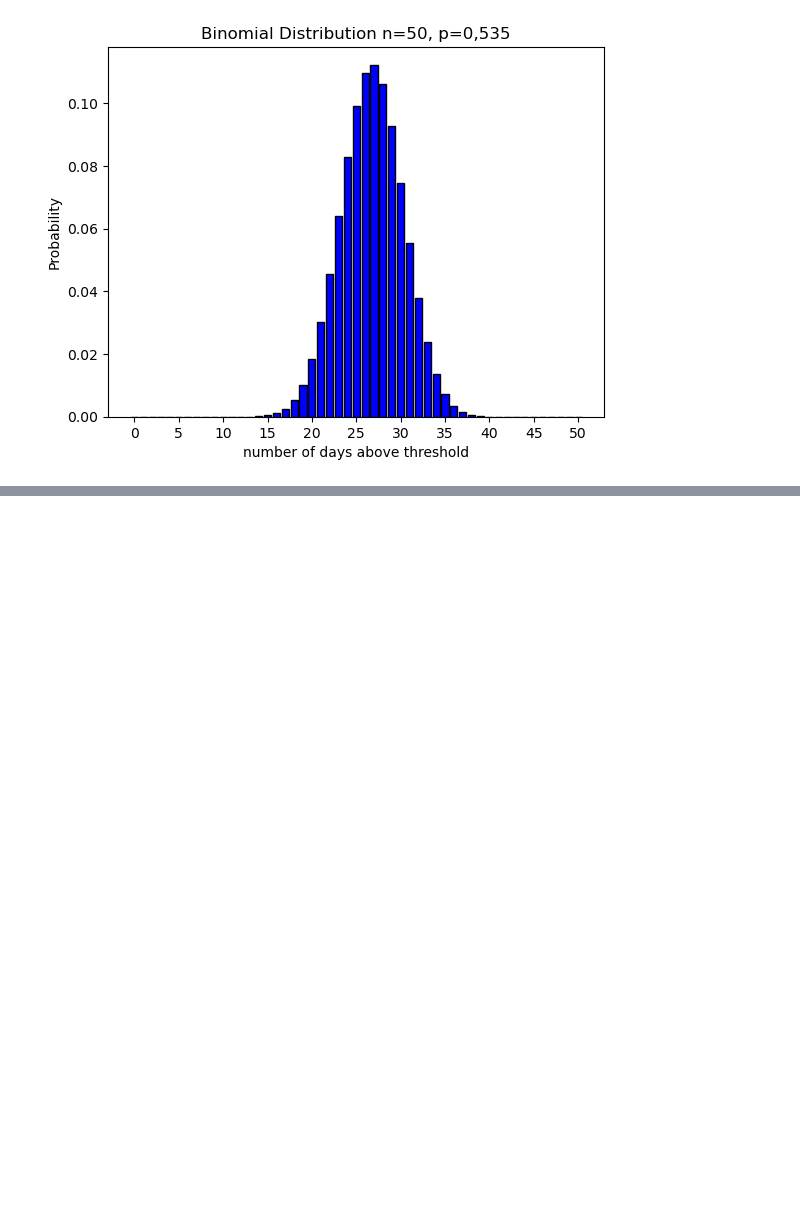
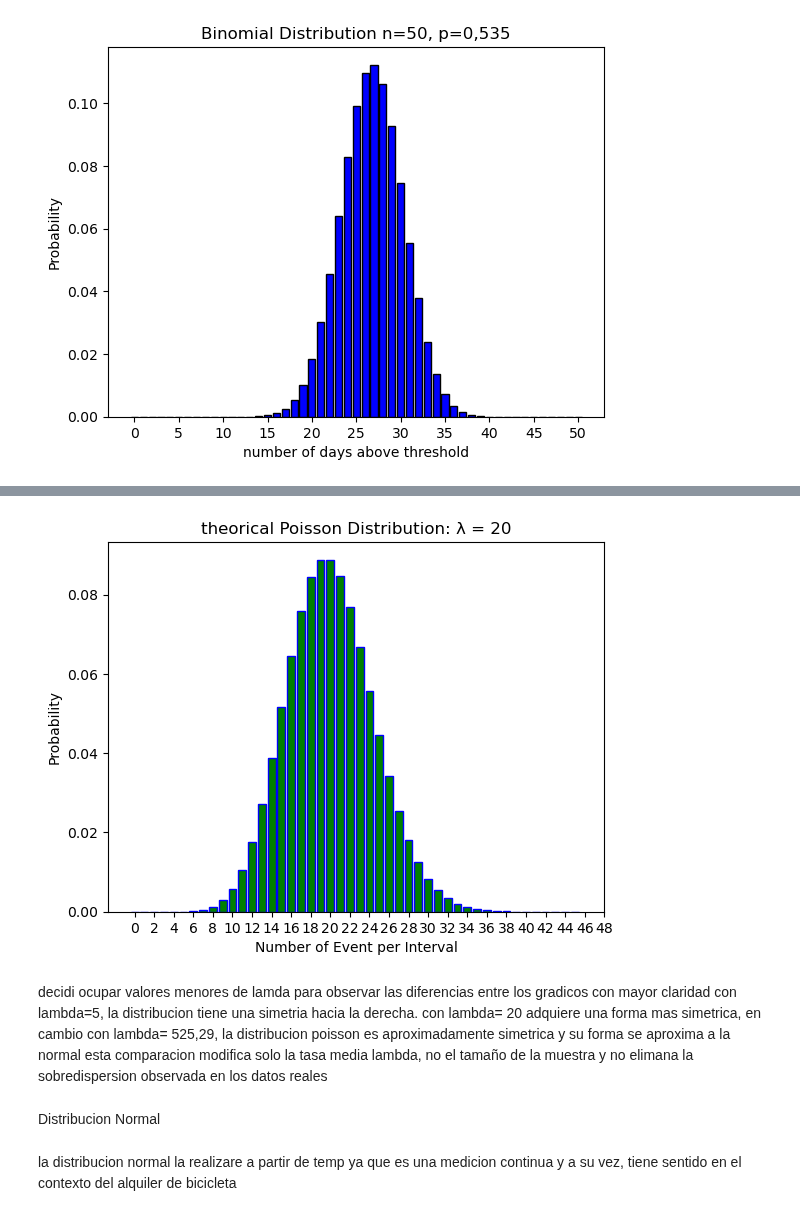
Before and after one commit to 2026491-max/Statistical---Project---26-, a Jupyter notebook: Bike Sharing.ipynb, the cells around one changed output, grey strips where cells are left out. Drawn from its saved outputs; the diff is of its cells as text; code cells hidden in the pictures; blank space fills up the shorter version.

```diff
--- a/Bike Sharing.ipynb
+++ b/Bike Sharing.ipynb
@@ -241,0 +311,20 @@ en este analisis podemos inferir que un dia exitoso laborable que registre 526 a
+# %%
+lambda_value = 20 #theorical example
+k = np.arange(0,46)
+
+
+poisson_pmf = poisson.pmf(k, lambda_value)
+
+
+plt.bar(k, poisson_pmf, color='green', edgecolor='blue')
+plt.title("theorical Poisson Distribution: λ = 20")
+plt.xlabel('Number of Event per Interval')
+plt.ylabel('Probability')
+plt.xticks(np.arange(0,50,2))
+plt.show()
+# %% [output]
+[figure, added]
+# %% [markdown]
+decidi ocupar valores menores de lamda para observar las diferencias entre los gradicos con mayor claridad con lambda=5, la distribucion tiene una simetria hacia la derecha.
+    con lambda= 20 adquiere una forma mas simetrica, en cambio con lambda= 525,29, la distribucion poisson es aproximadamente simetrica y su forma se aproxima a la normal
+esta comparacion modifica solo la tasa media lambda, no el tamaño de la muestra y no elimana la sobredispersion observada en los datos reales
@@ -241,0 +333,4 @@ en este analisis podemos inferir que un dia exitoso laborable que registre 526 a
+# %% [markdown]
+Distribucion Normal
+# %% [markdown]
+la distribucion normal la realizare a partir de temp  ya que es una medicion continua y a su vez, tiene sentido en el contexto del alquiler de bicicleta
```
Also changed, not shown: parts of 29 cells of this notebook.
